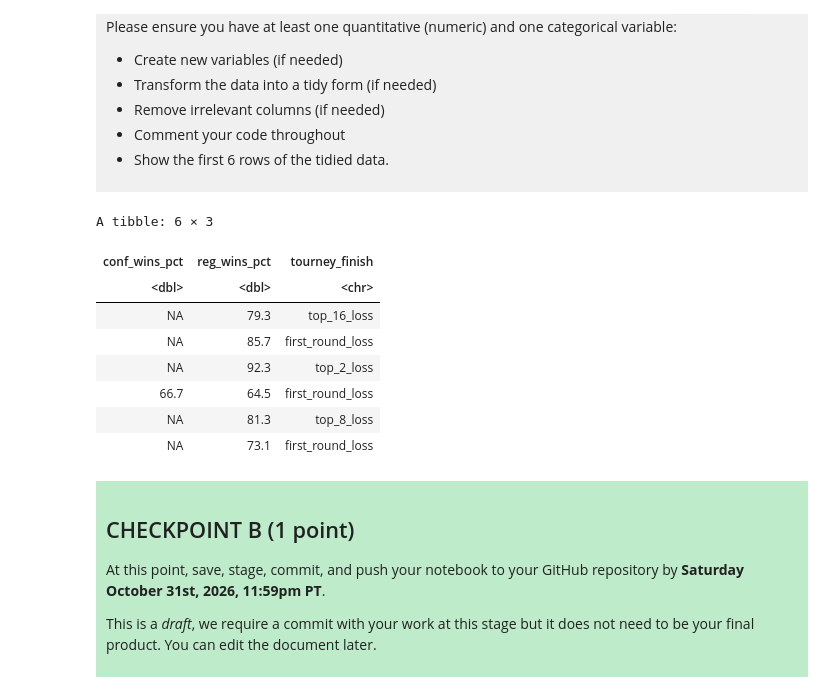
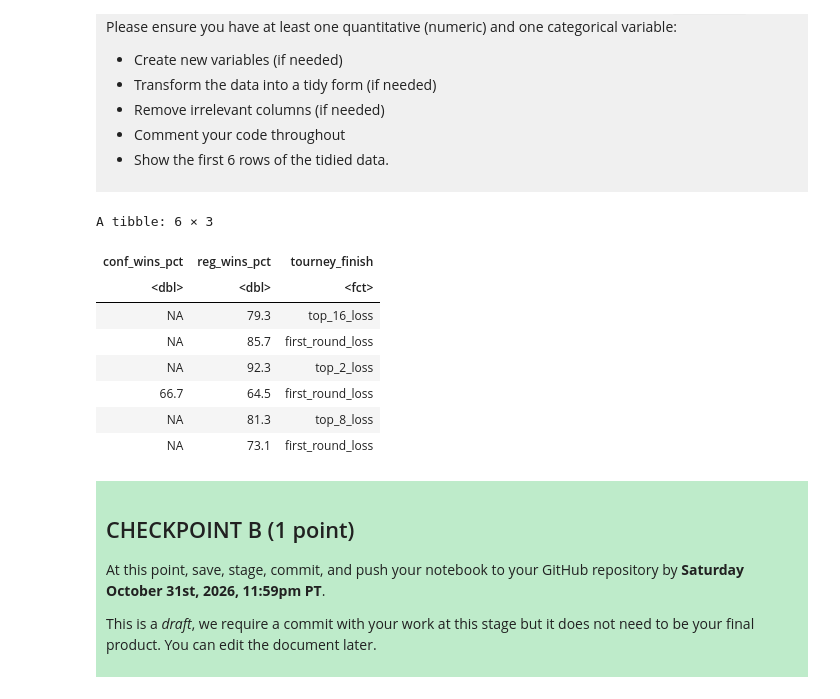
Before and after one commit to chaitea10/dsci-100-project-kevin-chai, a Jupyter notebook: dsci-100-project-notebook.ipynb, the cells around one changed output. Cells and saved outputs as stored; diff of their text form; code cells hidden in the pictures.

```diff
--- a/dsci-100-project-notebook.ipynb
+++ b/dsci-100-project-notebook.ipynb
@@ -212,14 +222,15 @@ Produce a tidy data set that could be used to answer your research question usin
 </div>
 # %%
 basketball_tidy <- basketball |>
-                    select(conf_wins_pct, reg_wins_pct, tourney_finish)
-                    #selecting only the relevant columns from the data set. No need to further transform
-                    #as the resulting data is in a tidy format.
+                    select(conf_wins_pct, reg_wins_pct, tourney_finish) |>
+                    #selecting only the relevant columns from the data set.
+                    mutate(tourney_finish = as_factor(tourney_finish))
+                    #convert tourney_finish from a "chr" column to a "fct" column
 head(basketball_tidy)
 # %% [output]
 A tibble: 6 × 3
 | conf_wins_pct | reg_wins_pct | tourney_finish |
-| <dbl> | <dbl> | <chr> |
+| <dbl> | <dbl> | <fct> |
 | NA | 79.3 | top_16_loss |
 | NA | 85.7 | first_round_loss |
 | NA | 92.3 | top_2_loss |
```
Also changed, not shown: parts of 10 cells of this notebook.
